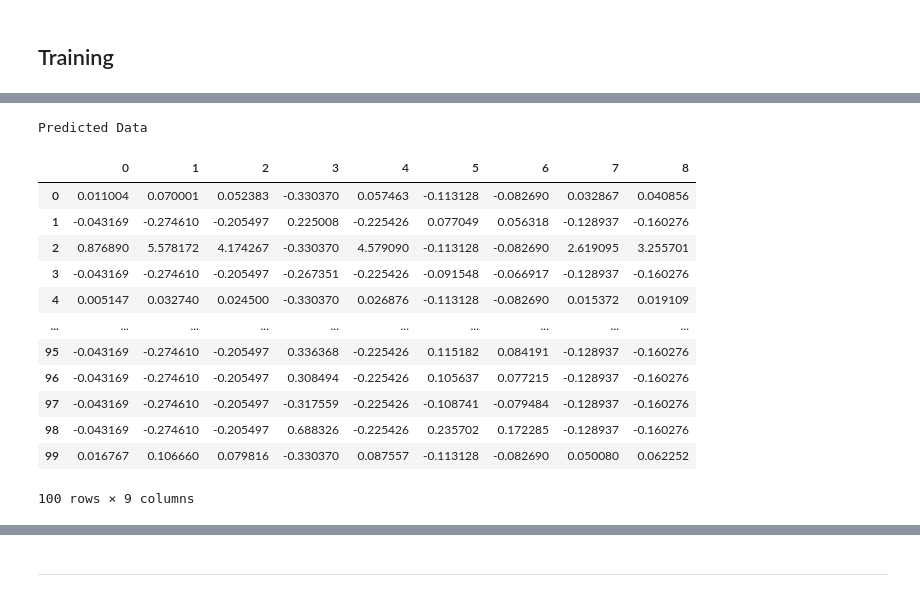
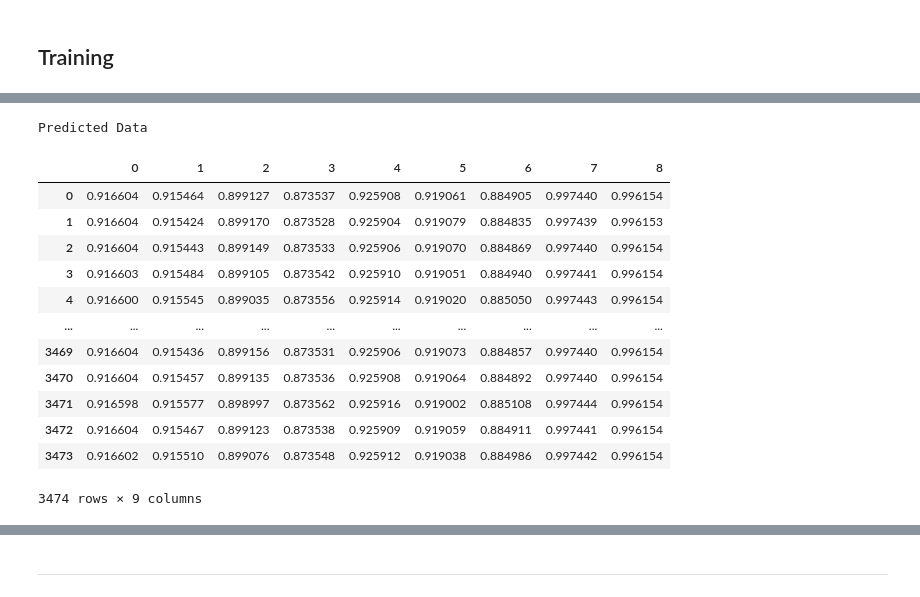
Before and after one commit to UsamaMalick/Spotting-Fake-users-on-Twitter, a Jupyter notebook: notebooks/sfuot.ipynb, the cells around one changed output, grey strips where cells are left out. Cells and saved outputs as stored; diff of their text form; code cells hidden in the pictures.

```diff
--- a/notebooks/sfuot.ipynb
+++ b/notebooks/sfuot.ipynb
@@ -291,15 +251,21 @@ reconstruction_loss = tf.function(kl_reconstruction_loss)
+# %%
+"""
+KL Divergence metric this one which
+we are using loss function.
+"""
+user_data_kl_divergence_loss = tf.keras.losses.KLDivergence(reduction="auto", name="kl_divergence")
 # %% [markdown]
 ## Training
 # %%
 """
 We are using the adam optimizer from Keras in combination
-of our own defined loss function which is the mean of
-reconstruction loss and the KL divergence.
+of KL Divergence loss function also from Keras.
 """
-vae.compile(optimizer='adam', loss=reconstruction_loss)
+vae.compile(optimizer='adam', loss=user_data_kl_divergence_loss, run_eagerly=True)
 # %%
 history = vae.fit(x = training_data, y = training_data,
-        epochs = no_epochs,
-        batch_size = batch_size,
-        validation_split = validation_split)
+        epochs = user_no_epochs,
+        shuffle=True,
+        validation_split=user_validation_split,
+        validation_data=training_data)
 # %% [output]
@@ -332,6 +301,7 @@ plt.legend()
 # %%
 print('Original Data')
-pd.DataFrame(training_data)
+training_data = convert_to_data(training_data)
+training_data
 # %% [output]
 Original Data
 |  | 0 | 1 | 2 | 3 | 4 | 5 | 6 | 7 | 8 |
@@ -350,24 +320,19 @@ Original Data
 # %%
-def convert_to_data(data):
-    return pd.DataFrame(data)
-
-see_data = tf.function(convert_to_data)
-
 print('Predicted Data')
-predicted_data = see_data(vae.predict(training_data))
+predicted_data = convert_to_data(vae.predict(training_data))
 predicted_data
 # %% [output]
 Predicted Data
 |  | 0 | 1 | 2 | 3 | 4 | 5 | 6 | 7 | 8 |
-| 0 | 0.011004 | 0.070001 | 0.052383 | -0.330370 | 0.057463 | -0.113128 | -0.082690 | 0.032867 | 0.040856 |
-| 1 | -0.043169 | -0.274610 | -0.205497 | 0.225008 | -0.225426 | 0.077049 | 0.056318 | -0.128937 | -0.160276 |
-| 2 | 0.876890 | 5.578172 | 4.174267 | -0.330370 | 4.579090 | -0.113128 | -0.082690 | 2.619095 | 3.255701 |
-| 3 | -0.043169 | -0.274610 | -0.205497 | -0.267351 | -0.225426 | -0.091548 | -0.066917 | -0.128937 | -0.160276 |
-| 4 | 0.005147 | 0.032740 | 0.024500 | -0.330370 | 0.026876 | -0.113128 | -0.082690 | 0.015372 | 0.019109 |
+| 0 | 0.916604 | 0.915464 | 0.899127 | 0.873537 | 0.925908 | 0.919061 | 0.884905 | 0.997440 | 0.996154 |
+| 1 | 0.916604 | 0.915424 | 0.899170 | 0.873528 | 0.925904 | 0.919079 | 0.884835 | 0.997439 | 0.996153 |
+| 2 | 0.916604 | 0.915443 | 0.899149 | 0.873533 | 0.925906 | 0.919070 | 0.884869 | 0.997440 | 0.996154 |
+| 3 | 0.916603 | 0.915484 | 0.899105 | 0.873542 | 0.925910 | 0.919051 | 0.884940 | 0.997441 | 0.996154 |
+| 4 | 0.916600 | 0.915545 | 0.899035 | 0.873556 | 0.925914 | 0.919020 | 0.885050 | 0.997443 | 0.996154 |
 | ... | ... | ... | ... | ... | ... | ... | ... | ... | ... |
-| 95 | -0.043169 | -0.274610 | -0.205497 | 0.336368 | -0.225426 | 0.115182 | 0.084191 | -0.128937 | -0.160276 |
-| 96 | -0.043169 | -0.274610 | -0.205497 | 0.308494 | -0.225426 | 0.105637 | 0.077215 | -0.128937 | -0.160276 |
-| 97 | -0.043169 | -0.274610 | -0.205497 | -0.317559 | -0.225426 | -0.108741 | -0.079484 | -0.128937 | -0.160276 |
-| 98 | -0.043169 | -0.274610 | -0.205497 | 0.688326 | -0.225426 | 0.235702 | 0.172285 | -0.128937 | -0.160276 |
-| 99 | 0.016767 | 0.106660 | 0.079816 | -0.330370 | 0.087557 | -0.113128 | -0.082690 | 0.050080 | 0.062252 |
+| 3469 | 0.916604 | 0.915436 | 0.899156 | 0.873531 | 0.925906 | 0.919073 | 0.884857 | 0.997440 | 0.996154 |
+| 3470 | 0.916604 | 0.915457 | 0.899135 | 0.873536 | 0.925908 | 0.919064 | 0.884892 | 0.997440 | 0.996154 |
+| 3471 | 0.916598 | 0.915577 | 0.898997 | 0.873562 | 0.925916 | 0.919002 | 0.885108 | 0.997444 | 0.996154 |
+| 3472 | 0.916604 | 0.915467 | 0.899123 | 0.873538 | 0.925909 | 0.919059 | 0.884911 | 0.997441 | 0.996154 |
+| 3473 | 0.916602 | 0.915510 | 0.899076 | 0.873548 | 0.925912 | 0.919038 | 0.884986 | 0.997442 | 0.996154 |
-100 rows × 9 columns
+3474 rows × 9 columns
```
Also changed, not shown: parts of 45 cells of this notebook, 2 other files.
